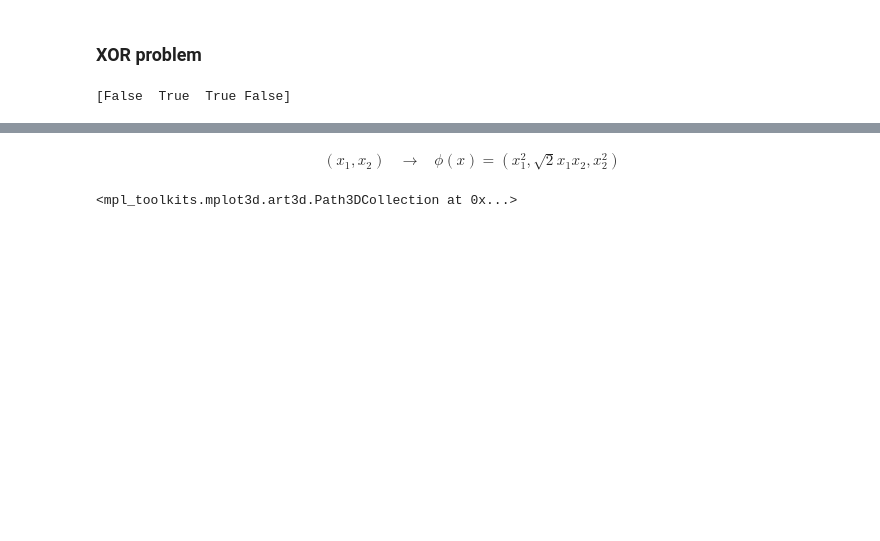
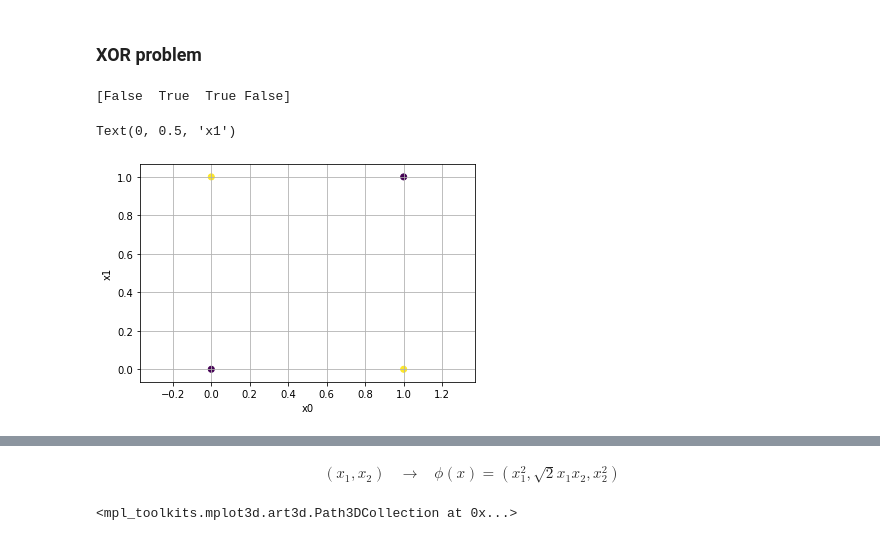
Before and after one commit to dalek7/SKKU_ML_21S, a Jupyter notebook: W05_SVM_kernel3.ipynb, the cells around one changed output, grey strips where cells are left out. Cells and saved outputs as stored; diff of their text form; code cells hidden in the pictures; blank space fills up the shorter version.

```diff
--- a/W05_SVM_kernel3.ipynb
+++ b/W05_SVM_kernel3.ipynb
@@ -6,8 +6,20 @@ from util.plot_util import PlotSVM3D
 # %% [markdown]
 ### XOR problem
 # %%
-x = [True, True, False, False]
-y = [True, False, True, False]
-print(np.logical_xor(x, y))
+x0 = [True, True, False, False]
+x1 = [True, False, True, False]
+
+Y = np.logical_xor(x0, x1)
+print(Y)
 # %% [output]
 [False  True  True False]
+# %%
+#plt.figure(dpi=150)
+plt.scatter(x0, x1, c=Y)
+plt.grid('on')
+plt.axis('equal')
+plt.xlabel('x0')
+plt.ylabel('x1')
+# %% [output]
+Text(0, 0.5, 'x1')
+[figure, added]
```
Also changed, not shown: parts of 11 cells of this notebook, 1 other file.
